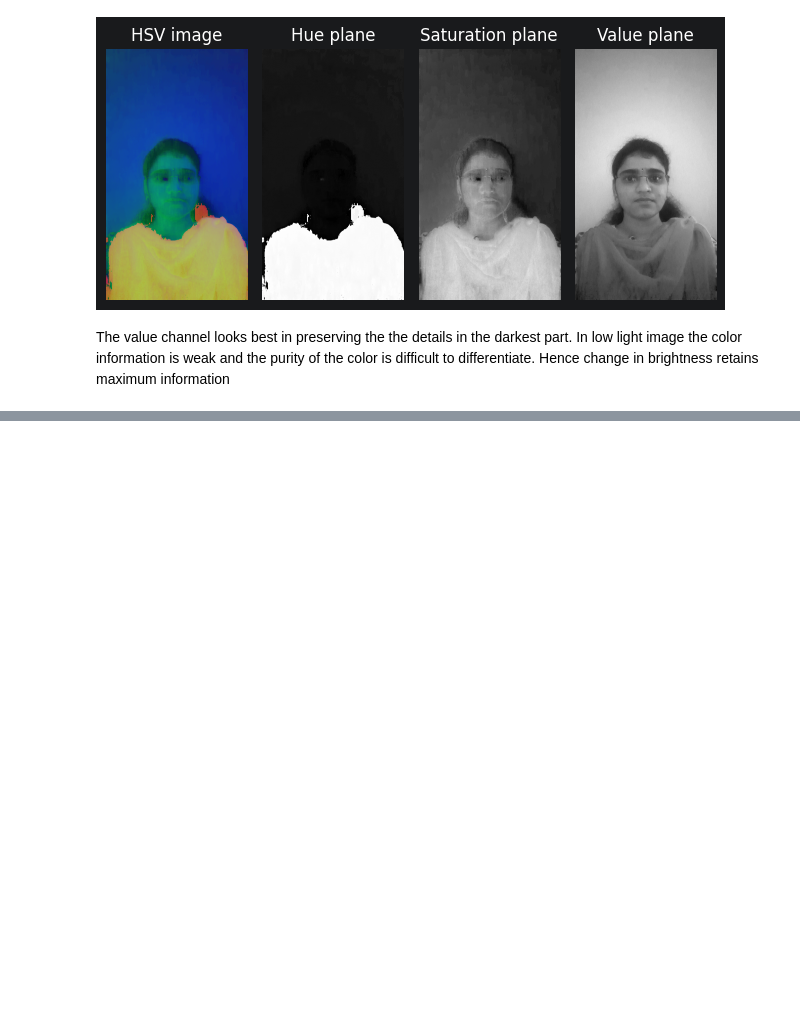
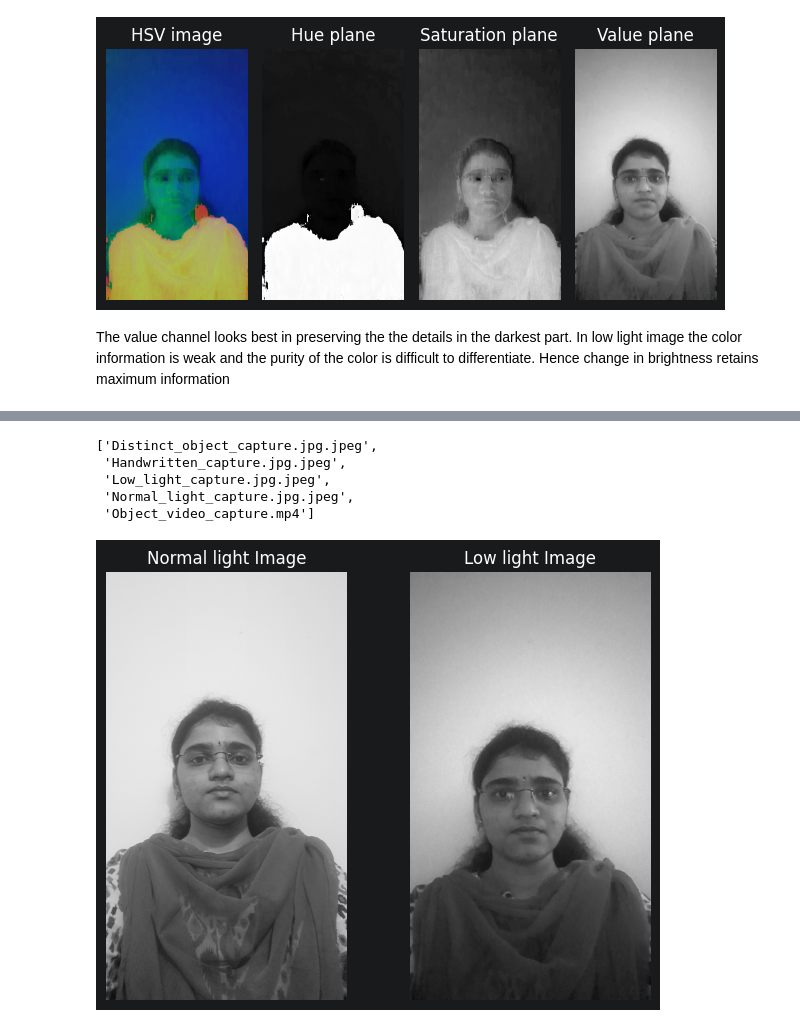
Before and after one commit to MadhuMitaSiva/AI_ML-course, a Jupyter notebook: Week 2/open_cv_madhumita/Opencv_tasks.ipynb, the cells around one changed output, grey strips where cells are left out. Cells and saved outputs as stored; diff of their text form; code cells hidden in the pictures; blank space fills up the shorter version.

```diff
--- a/Week 2/open_cv_madhumita/Opencv_tasks.ipynb
+++ b/Week 2/open_cv_madhumita/Opencv_tasks.ipynb
@@ -75,0 +84,36 @@ The value channel looks best in preserving the the details in the darkest part.
+# %%
+img_files
+# %% [output]
+['Distinct_object_capture.jpg.jpeg',
+ 'Handwritten_capture.jpg.jpeg',
+ 'Low_light_capture.jpg.jpeg',
+ 'Normal_light_capture.jpg.jpeg',
+ 'Object_video_capture.mp4']
+# %%
+# Loading the images
+img_path_low = os.path.join(folder, img_files[2])
+img_path_norm = os.path.join(folder, img_files[3])
+img_bgr_norm = cv2.imread (img_path_norm)
+img_bgr_low = cv2.imread(img_path_low)
+
+
+# Converting to grayscale
+norm_img_gray = cv2.cvtColor(img_bgr_norm, cv2.COLOR_BGR2GRAY)
+low_img_gray = cv2.cvtColor(img_bgr_low, cv2.COLOR_BGR2GRAY)
+# %%
+#Displaying the imported image
+
+plt.subplot(1,2,1)
+plt.imshow(norm_img_gray,cmap='gray')
+plt.title('Normal light Image')
+plt.axis('off')
+
+plt.subplot(1,2,2)
+plt.imshow(low_img_gray,cmap='gray')
+plt.title('Low light Image')
+plt.axis('off')
+
+plt.tight_layout()
+plt.show()
+# %% [output]
+[figure, added]
```
Also changed, not shown: parts of 10 cells of this notebook.
